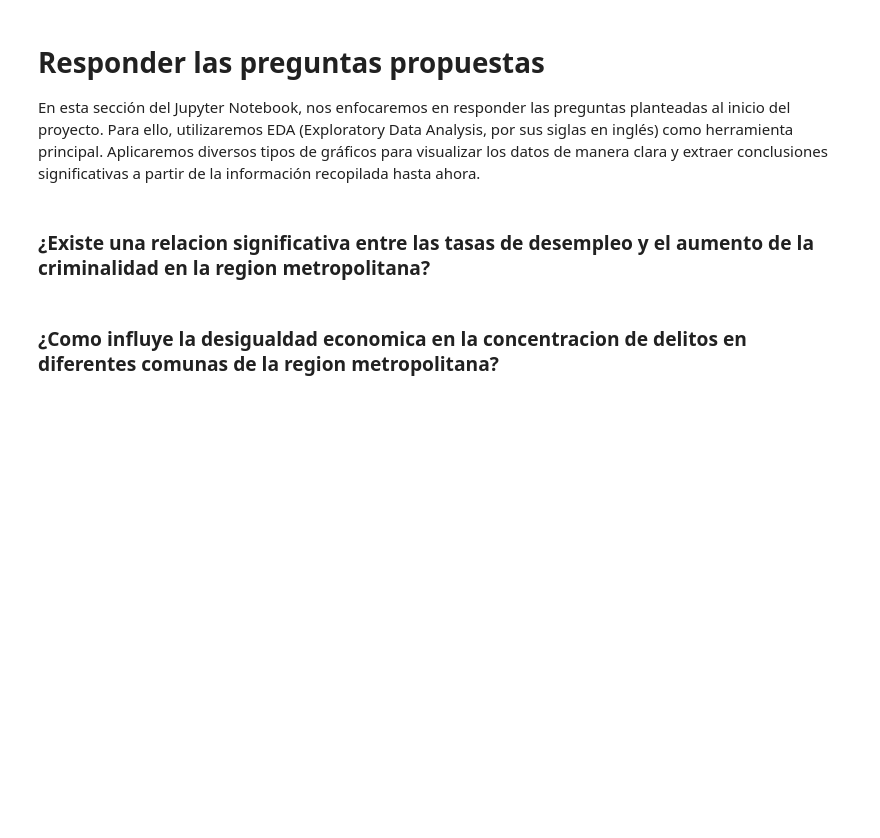
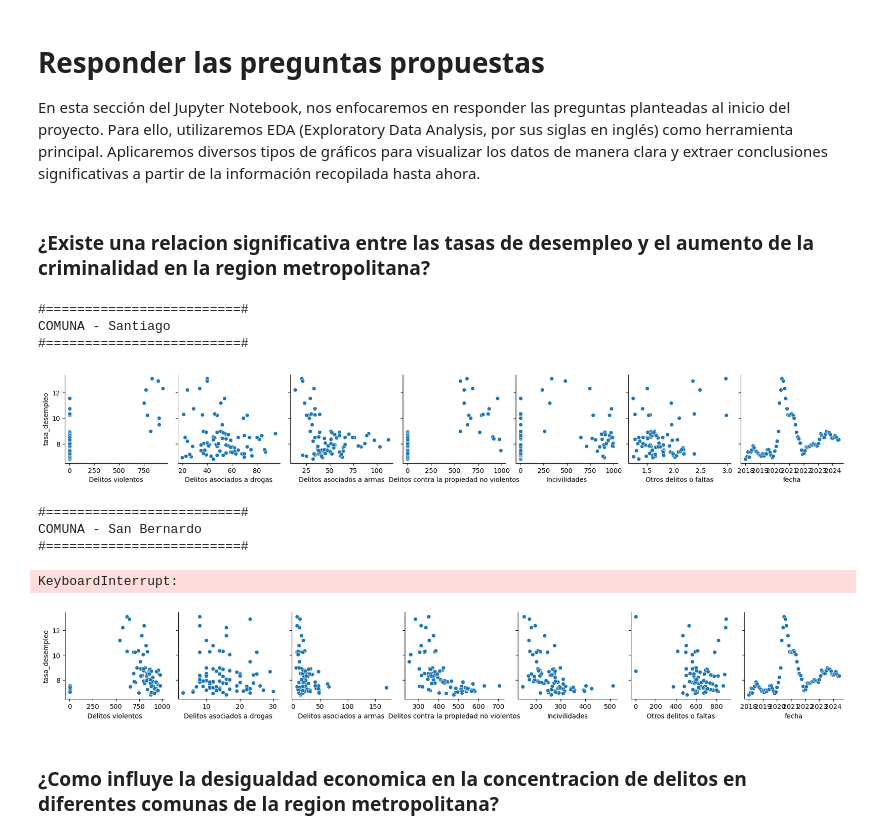
Before and after one commit to josegdotcom/imt2200-actividad-2024, a Jupyter notebook: Proyecto IMT2200 - Analisis de Datos.ipynb, the cells around one changed output. Cells and saved outputs as stored; diff of their text form; code cells hidden in the pictures; blank space fills up the shorter version.

```diff
--- a/Proyecto IMT2200 - Analisis de Datos.ipynb
+++ b/Proyecto IMT2200 - Analisis de Datos.ipynb
@@ -59,9 +56,7 @@ memory usage: 16.6 KB
 A continuación, procederemos a cargar los datos almacenados en la carpeta que contiene información sobre los índices de criminalidad en las comunas de la Región Metropolitana de Chile. Estos datos servirán como base para nuestro análisis, permitiéndonos examinar las variaciones y tendencias en el contexto del proyecto.
 # %%
 %cd "datos de indice de criminalidad"
-
-df_ind_crime = pd.read_parquet("DataFrames_total.parquet")
-
+df_ind_crime = pd.read_parquet("DataFrames_total_comunas.parquet")
 %cd ..
 
 df_ind_crime["cod_comuna"] = df_ind_crime["cod_comuna"].astype("int64")
@@ -352,3 +347,23 @@ memory usage: 16.6 KB
 En esta sección del Jupyter Notebook, nos enfocaremos en responder las preguntas planteadas al inicio del proyecto. Para ello, utilizaremos EDA (Exploratory Data Analysis, por sus siglas en inglés) como herramienta principal. Aplicaremos diversos tipos de gráficos para visualizar los datos de manera clara y extraer conclusiones significativas a partir de la información recopilada hasta ahora.
 # %% [markdown]
 ###  ¿Existe una relacion significativa entre las tasas de desempleo y el aumento de la criminalidad en la region metropolitana?
+# %%
+for i in df_ind_crime["Comuna_name"].unique():
+  print("#=========================#")
+  print(f"COMUNA - {i}")
+  print("#=========================#")
+  df_it = pd.merge(left= df_economia_1[["fecha", "tasa_desempleo"]].copy(),
+                 right= df_ind_crime[df_ind_crime["Comuna_name"] == i],
+                 on= "fecha")
+  sns.pairplot(df_it, y_vars="tasa_desempleo", x_vars= df_ind_crime.columns[:-2])
+  plt.show()
+# %% [output]
+#=========================#
+COMUNA - Santiago
+#=========================#
+[figure, added]
+#=========================#
+COMUNA - San Bernardo
+#=========================#
+KeyboardInterrupt:
+[figure, added]
```
Also changed, not shown: parts of 6 cells of this notebook, 8 other files.
